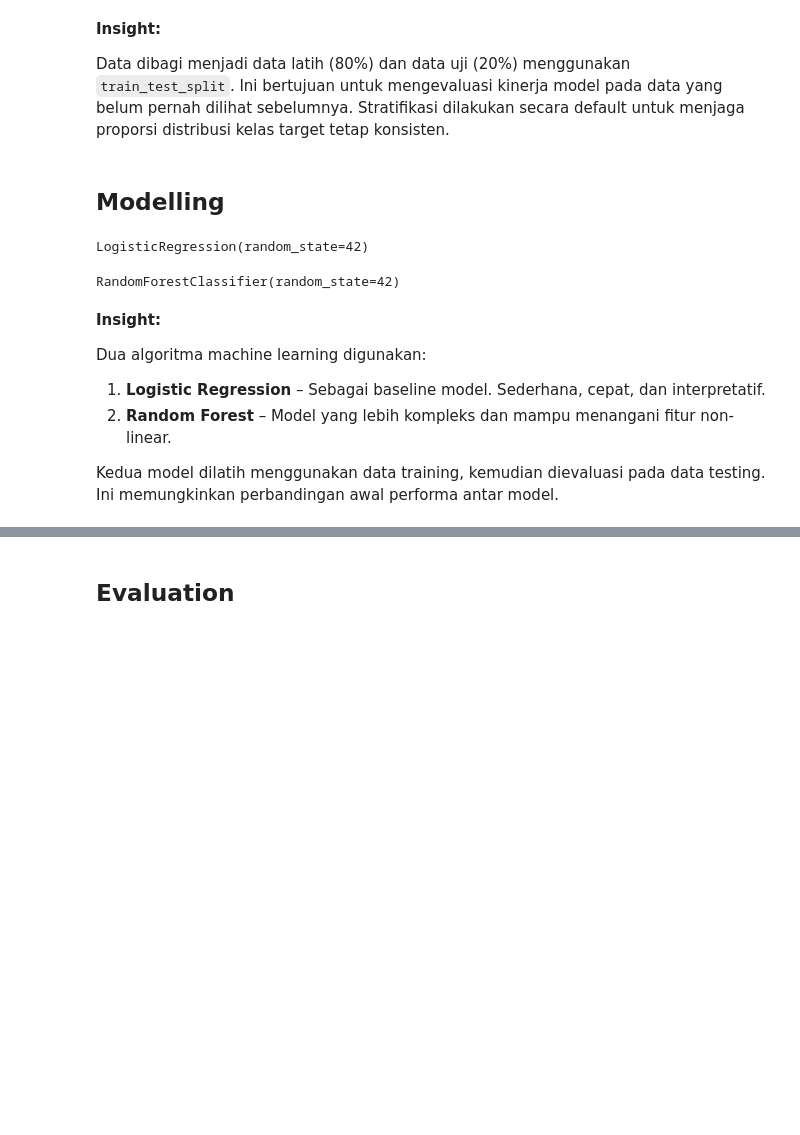
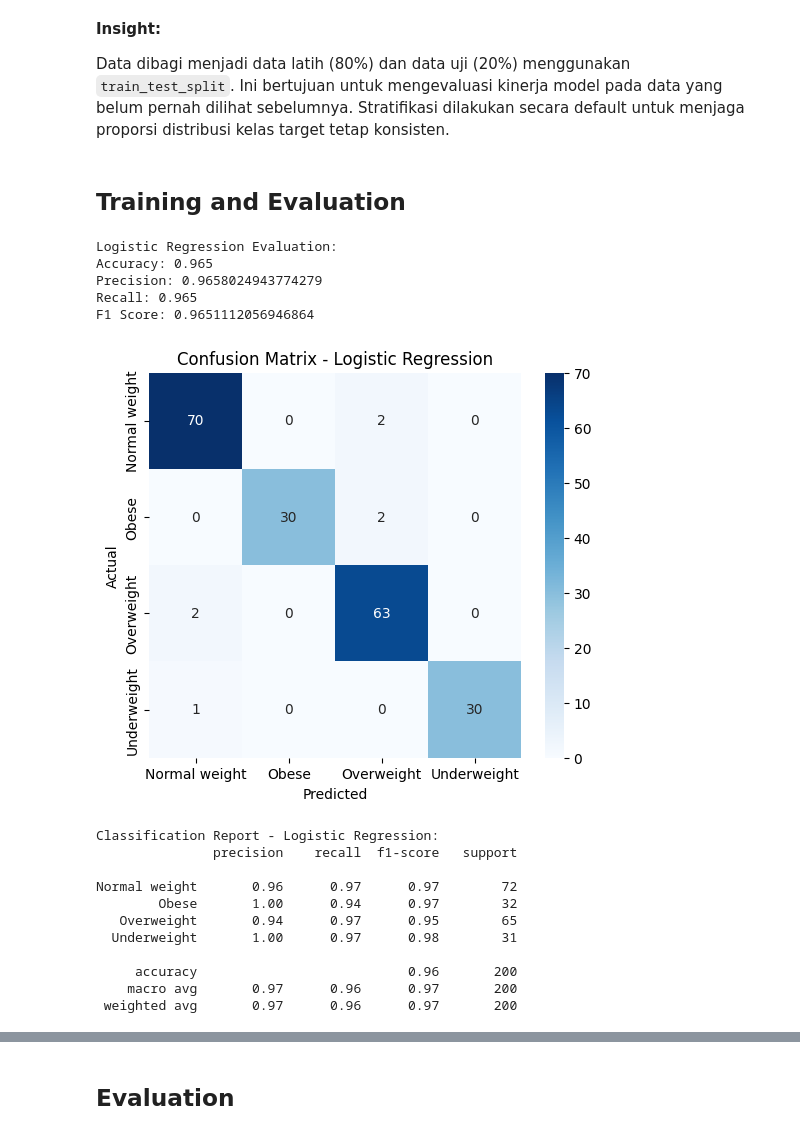
Before and after one commit to jasmeinalbr/Obesity-Prediction-UAS-Prak-ML, a Jupyter notebook: notebooks/obesity_prediction.ipynb, the cells around one changed output, grey strips where cells are left out. Cells and saved outputs as stored; diff of their text form; code cells hidden in the pictures; blank space fills up the shorter version.

Commit message:
Implement feature X to enhance user experience and optimize performance

```diff
--- a/notebooks/obesity_prediction.ipynb
+++ b/notebooks/obesity_prediction.ipynb
@@ -260,25 +261,58 @@ Dimensi data test: (200, 6), (200,)
 
 Data dibagi menjadi data latih (80%) dan data uji (20%) menggunakan `train_test_split`. Ini bertujuan untuk mengevaluasi kinerja model pada data yang belum pernah dilihat sebelumnya. Stratifikasi dilakukan secara default untuk menjaga proporsi distribusi kelas target tetap konsisten.
 # %% [markdown]
-## Modelling
+## Training and Evaluation
 # %%
-# Model Logistic Regression
-logreg_model = LogisticRegression(random_state=42)
-logreg_model.fit(X_train, y_train)
+# Model 1: Logistic Regression
+log_reg = LogisticRegression(max_iter=1000, random_state=42)
+log_reg.fit(X_train, y_train)
+y_pred_log = log_reg.predict(X_test)
-# %% [output]
-LogisticRegression(random_state=42)
+# %%
+# Evaluasi Logistic Regression
+print("\nLogistic Regression Evaluation:")
+print("Accuracy:", accuracy_score(y_test, y_pred_log))
+print("Precision:", precision_score(y_test, y_pred_log, average='weighted'))
+print("Recall:", recall_score(y_test, y_pred_log, average='weighted'))
+print("F1 Score:", f1_score(y_test, y_pred_log, average='weighted'))
+# %% [output]
+Logistic Regression Evaluation:
+Accuracy: 0.965
+Precision: 0.9658024943774279
+Recall: 0.965
+F1 Score: 0.9651112056946864
+# %%
+# Confusion Matrix untuk Logistic Regression
+cm_log = confusion_matrix(y_test, y_pred_log)
+plt.figure(figsize=(6,5))
+sns.heatmap(cm_log, annot=True, fmt='d', cmap='Blues', xticklabels=label_encoder.classes_, yticklabels=label_encoder.classes_)
+plt.title('Confusion Matrix - Logistic Regression')
+plt.xlabel('Predicted')
+plt.ylabel('Actual')
+plt.show()
+print("Classification Report - Logistic Regression:")
+print(classification_report(y_test, y_pred_log, target_names=label_encoder.classes_))
+# %% [output]
+[figure, added]
+Classification Report - Logistic Regression:
+               precision    recall  f1-score   support
+
+Normal weight       0.96      0.97      0.97        72
+        Obese       1.00      0.94      0.97        32
+   Overweight       0.94      0.97      0.95        65
+  Underweight       1.00      0.97      0.98        31
+
+     accuracy                           0.96       200
+    macro avg       0.97      0.96      0.97       200
+ weighted avg       0.97      0.96      0.97       200
 # %%
-# Model Random Forest
-rf_model = RandomForestClassifier(random_state=42)
-rf_model.fit(X_train, y_train)
+# Model 2: Random Forest dengan GridSearchCV
+rf = RandomForestClassifier(random_state=42)
+param_grid_rf = {
+    'n_estimators': [50, 100],
+    'max_depth': [None, 10, 20],
+    'min_samples_split': [2, 5]
+}
+grid_search_rf = GridSearchCV(rf, param_grid_rf, cv=5, scoring='accuracy', n_jobs=-1)
+grid_search_rf.fit(X_train, y_train)
+best_rf = grid_search_rf.best_estimator_
+y_pred_rf = best_rf.predict(X_test)
-# %% [output]
-RandomForestClassifier(random_state=42)
-# %% [markdown]
-**Insight:**
-
-Dua algoritma machine learning digunakan:
-
-1. **Logistic Regression** – Sebagai baseline model. Sederhana, cepat, dan interpretatif.
-2. **Random Forest** – Model yang lebih kompleks dan mampu menangani fitur non-linear.
-
-Kedua model dilatih menggunakan data training, kemudian dievaluasi pada data testing. Ini memungkinkan perbandingan awal performa antar model.
```
Also changed, not shown: parts of 17 cells of this notebook.
